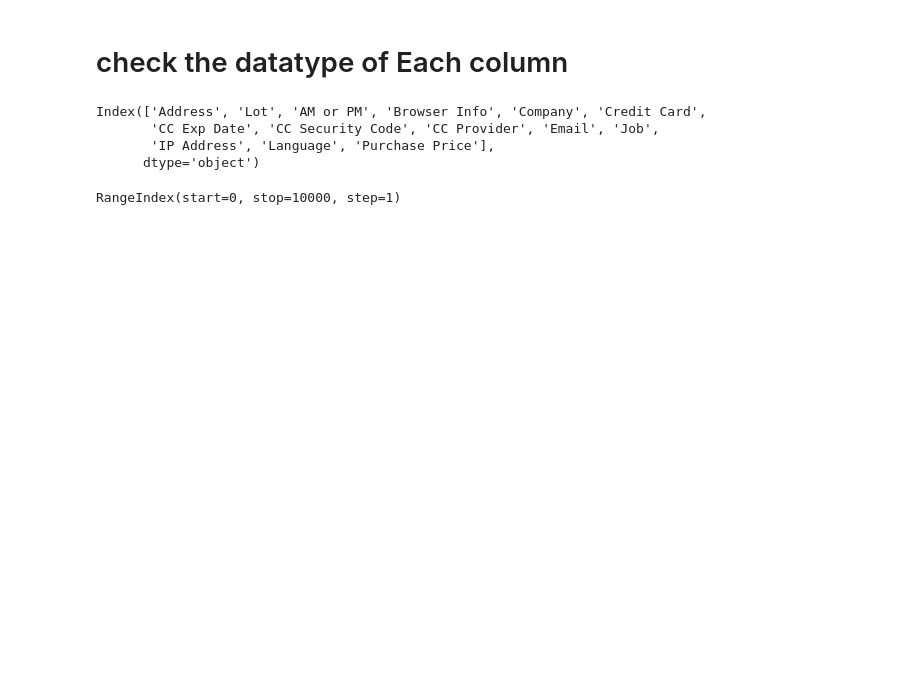
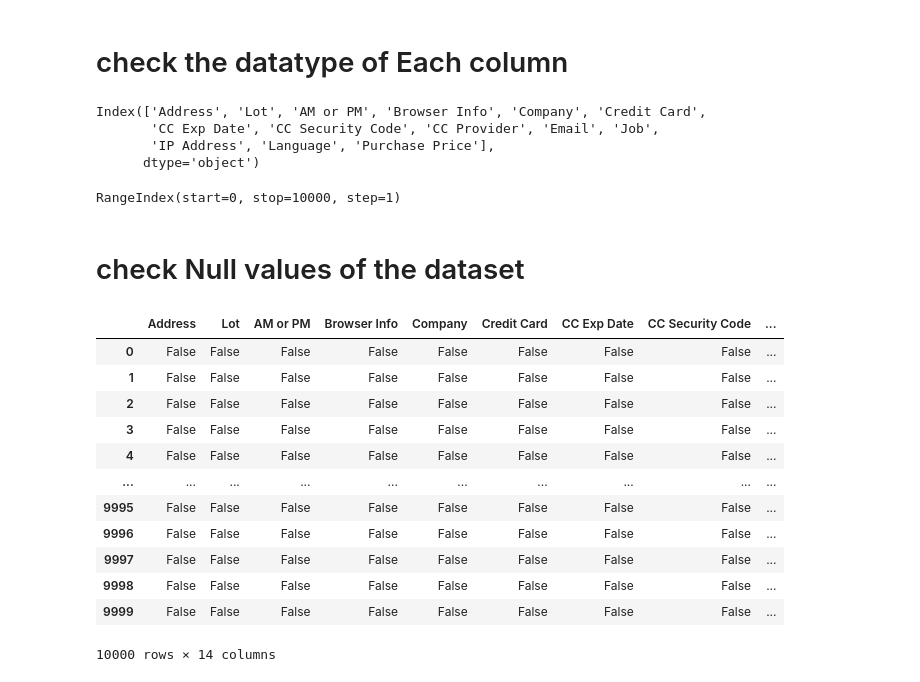
Before and after one commit to Abricos-gt/Data_Science_projects, a Jupyter notebook: pandas_project1.ipynb, the cells around one changed output. Cells and saved outputs as stored; diff of their text form; code cells hidden in the pictures; blank space fills up the shorter version.

```diff
--- a/pandas_project1.ipynb
+++ b/pandas_project1.ipynb
@@ -66,3 +66,21 @@ Index(['Address', 'Lot', 'AM or PM', 'Browser Info', 'Company', 'Credit Card',
 df.index
 # %% [output]
 RangeIndex(start=0, stop=10000, step=1)
+# %% [markdown]
+# check Null values of the dataset
+# %%
+df.isnull() # displays the boolean value
+# %% [output]
+|  | Address | Lot | AM or PM | Browser Info | Company | Credit Card | CC Exp Date | CC Security Code | ... |
+| 0 | False | False | False | False | False | False | False | False | ... |
+| 1 | False | False | False | False | False | False | False | False | ... |
+| 2 | False | False | False | False | False | False | False | False | ... |
+| 3 | False | False | False | False | False | False | False | False | ... |
+| 4 | False | False | False | False | False | False | False | False | ... |
+| ... | ... | ... | ... | ... | ... | ... | ... | ... | ... |
+| 9995 | False | False | False | False | False | False | False | False | ... |
+| 9996 | False | False | False | False | False | False | False | False | ... |
+| 9997 | False | False | False | False | False | False | False | False | ... |
+| 9998 | False | False | False | False | False | False | False | False | ... |
+| 9999 | False | False | False | False | False | False | False | False | ... |
+10000 rows × 14 columns
```
Also changed, not shown: parts of 10 cells of this notebook.
